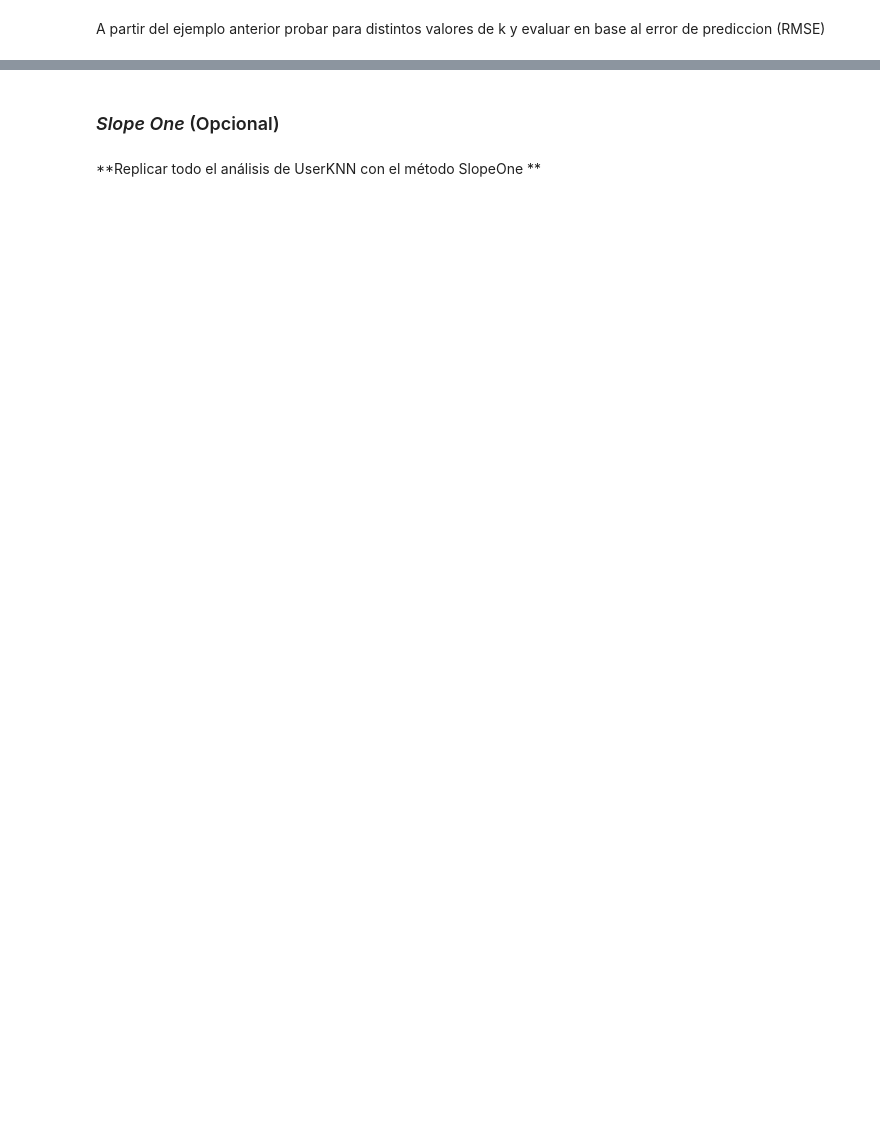
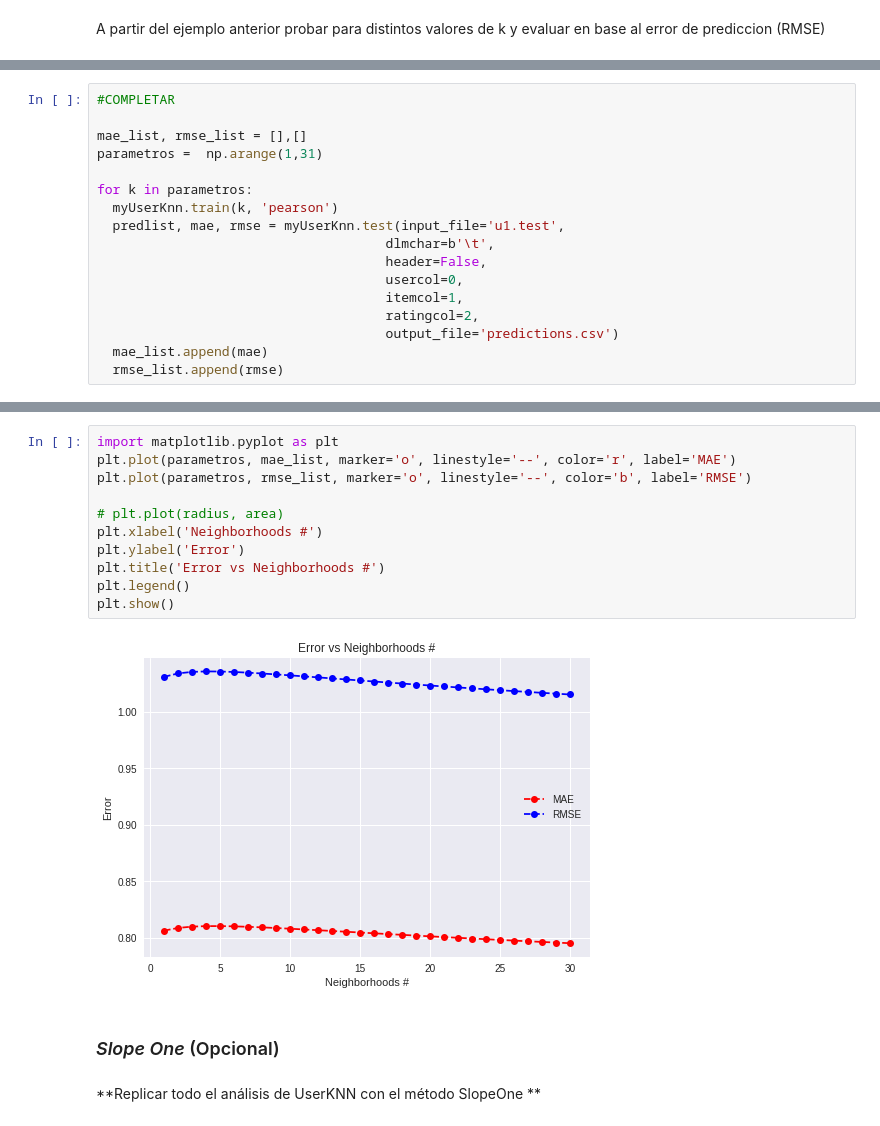
Before and after one commit to paulanavarretec/RecSys, a Jupyter notebook: Práctico_pyreclab.ipynb, the cells around one changed output, grey strips where cells are left out. Saved outputs shown, nothing was run; the diff lists cells and outputs as text; blank space fills up the shorter version.

```diff
--- a/Práctico_pyreclab.ipynb
+++ b/Práctico_pyreclab.ipynb
@@ -339,0 +529,17 @@ A partir del ejemplo anterior probar para distintos valores de k y evaluar en ba
+# %%
+#COMPLETAR
+
+mae_list, rmse_list = [],[]
+parametros =  np.arange(1,31)
+
+for k in parametros:
+  myUserKnn.train(k, 'pearson')
+  predlist, mae, rmse = myUserKnn.test(input_file='u1.test',
+                                     dlmchar=b'\t',
+                                     header=False,
+                                     usercol=0,
+                                     itemcol=1,
+                                     ratingcol=2,
+                                     output_file='predictions.csv')
+  mae_list.append(mae)
+  rmse_list.append(rmse)
@@ -346,6 +561,19 @@ Graficar los resultados anteriores (MAE y RMSE), los que deberían verse algo as
 
 1.   Elemento de lista
 2.   Elemento de lista
+# %%
+import matplotlib.pyplot as plt
+plt.plot(parametros, mae_list, marker='o', linestyle='--', color='r', label='MAE')
+plt.plot(parametros, rmse_list, marker='o', linestyle='--', color='b', label='RMSE')
+
+# plt.plot(radius, area)
+plt.xlabel('Neighborhoods #')
+plt.ylabel('Error')
+plt.title('Error vs Neighborhoods #')
+plt.legend()
+plt.show()
+# %% [output]
+[figure, added]
 # %% [markdown]
 ### *Slope One* (Opcional)
 # %% [markdown]
```
Also changed, not shown: parts of 38 cells of this notebook.
